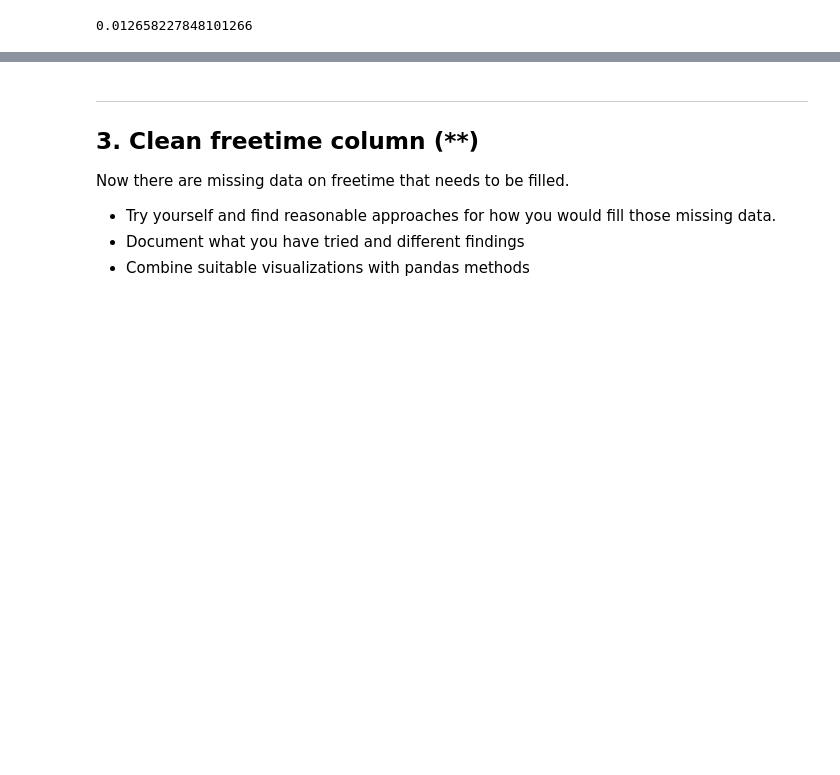
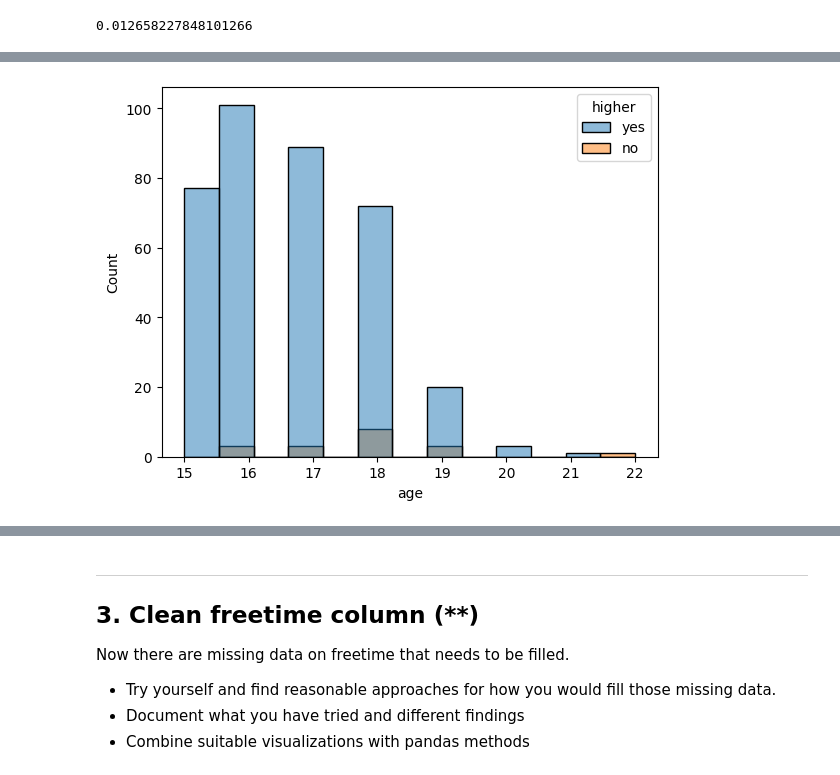
Before and after one commit to lisamariahertz-cpu/Databehandling-AI25, a Jupyter notebook: exercises/E2_missing_aggregation.ipynb, the cells around one changed output, grey strips where cells are left out. Cells and saved outputs as stored; diff of their text form; code cells hidden in the pictures; blank space fills up the shorter version.

```diff
--- a/exercises/E2_missing_aggregation.ipynb
+++ b/exercises/E2_missing_aggregation.ipynb
@@ -422,0 +506,8 @@ g)
+# %%
+# E)
+sns.histplot(missing_mod_df, x = 'age' , hue='higher')
+plt.show()
+
+# Något mindre förskjutet åt vänster i inte intresserad av vidareutbildning?
+# %% [output]
+[figure, added]
```
Also changed, not shown: parts of 15 cells of this notebook.
